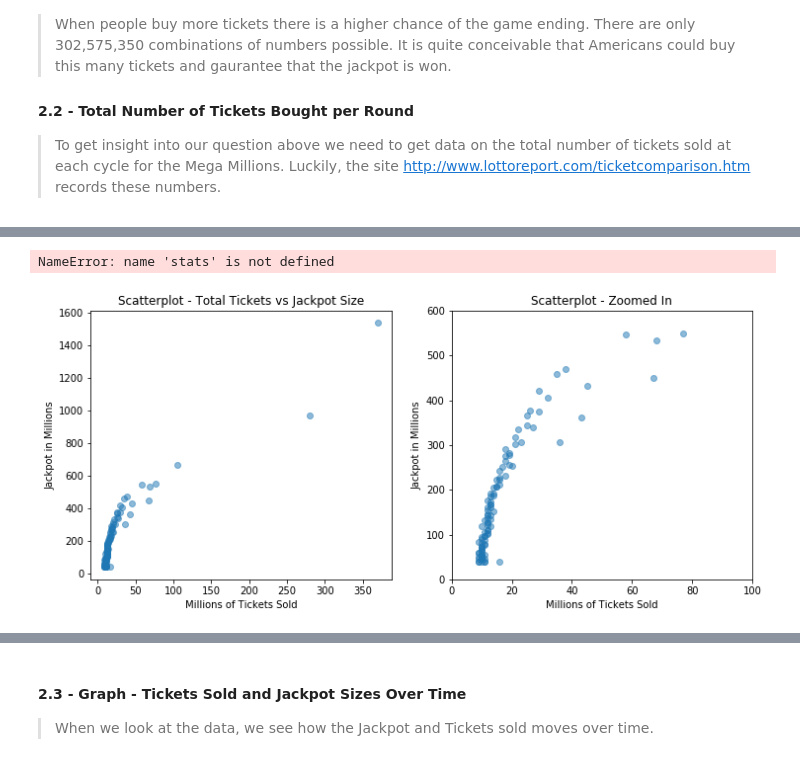
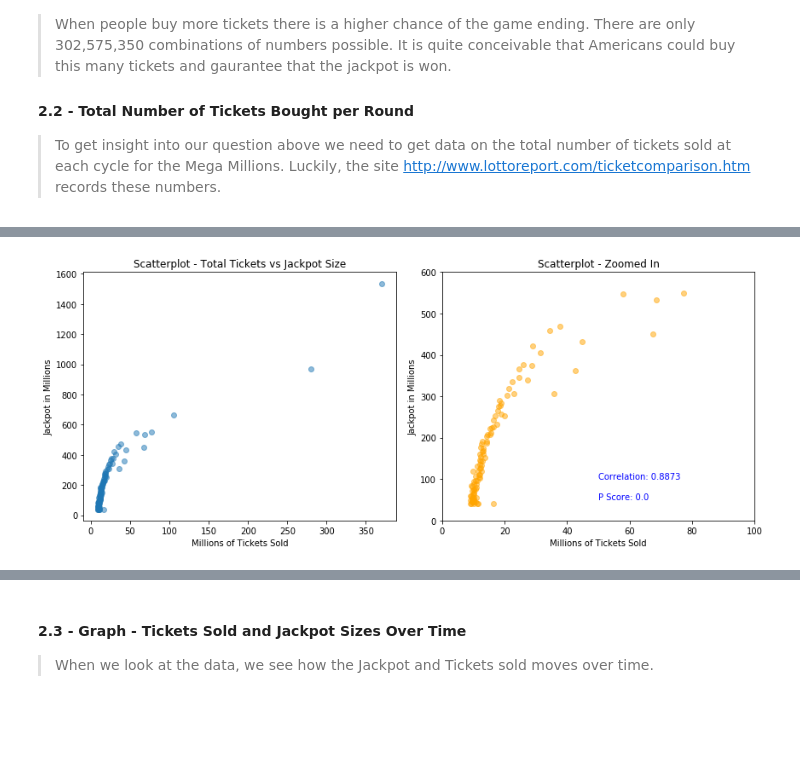
Before and after one commit to colea911/Thinkful, a Jupyter notebook: 4.2.2 (Capstone) Mega Millions.ipynb, the cells around one changed output, grey strips where cells are left out. Saved outputs shown, nothing was run; the diff lists cells and outputs as text; code cells hidden in the pictures; blank space fills up the shorter version.

```diff
--- a/4.2.2 (Capstone) Mega Millions.ipynb
+++ b/4.2.2 (Capstone) Mega Millions.ipynb
@@ -125,7 +126,7 @@ for lottodate in metadf["date"]:
 # df.to_csv("masterlottery.csv")
 
 # Saved Version of Scraped Data on Local Drive
-#  df=pd.read_csv('masterlottery.csv')
+df=pd.read_csv('masterlottery.csv')
 # %%
 # Transfering Excel Data all onto main Dataframe aka df
 
@@ -146,41 +147,50 @@ df["jackpot"]=metadf["jackpot"]
 numbercolumns=['5+1', '5+0', '4+1', '4+0', '3+1', '3+0','2+1', '1+1', '0+1', '5+0+M', '4+1+M', '4+0+M', '3+1+M', '3+0+M','2+1+M', '1+1+M', '0+1+M']
 dfnumeric = pd.read_csv("masterLottery.csv", index_col=0, dtype=np.float64,usecols=numbercolumns,thousands=',')
 dfnumeric.index = df.index
+# %%
+# Dataframe for Regression Plot with seaborn
+
+test=df.copy()
+x=test["totaltickets"].values
+y=test["jackpot"].values
+newby=pd.DataFrame({"Total Jackpot":y,"Total Tickets":np.log(x)})
 # %%
 # Tickets Sold and Jackpot Size over Time
 
 test=df.copy()
 
-x = round(test.loc[:,"totaltickets"],-6)
-y = test.loc[:,"jackpot"]
+
 
 
 fig14 = plt.figure(figsize=(12, 5))
 plt.subplot(1,2,1)
 plt.scatter(x, y, alpha=0.5)
 plt.title('Scatterplot - Total Tickets vs Jackpot Size')
 plt.xlabel('Millions of Tickets Sold')
 plt.ylabel('Jackpot in Millions')
 plt.xticks([0,50000000,100000000,150000000,200000000,250000000,300000000,350000000],[0,50, 100, 150, 200, 250, 300, 350])
 
 
 
 plt.subplot(1,2,2)
-plt.scatter(x, y, alpha=0.5)
+plt.scatter(x, y, alpha=0.5, color="orange")
+
+
+
+
 plt.title('Scatterplot - Zoomed In')
 plt.xlabel('Millions of Tickets Sold')
 plt.ylabel('Jackpot in Millions')
 
 plt.ylim(0,600)
 plt.xticks([0,20000000,40000000,60000000,80000000,100000000],[0,20,40,60,80,100])
 plt.xlim(0,100000000)
 
 
 plt.text(50000000, 100, "Correlation: "+str(round(stats.pearsonr(x, y)[0],4)), fontdict=None, color='b', withdash=False)
 plt.text(50000000, 50, "P Score: "+str(round(stats.pearsonr(x, y)[1],4)), fontdict=None, color='b', withdash=False)
 
-fig.tight_layout()
+fig14.tight_layout()
 plt.show()
 # %% [output]
-NameError: name 'stats' is not defined
-[figure, old version]
+[figure, new version]
```
Also changed, not shown: parts of 15 cells of this notebook, 10 other files.
